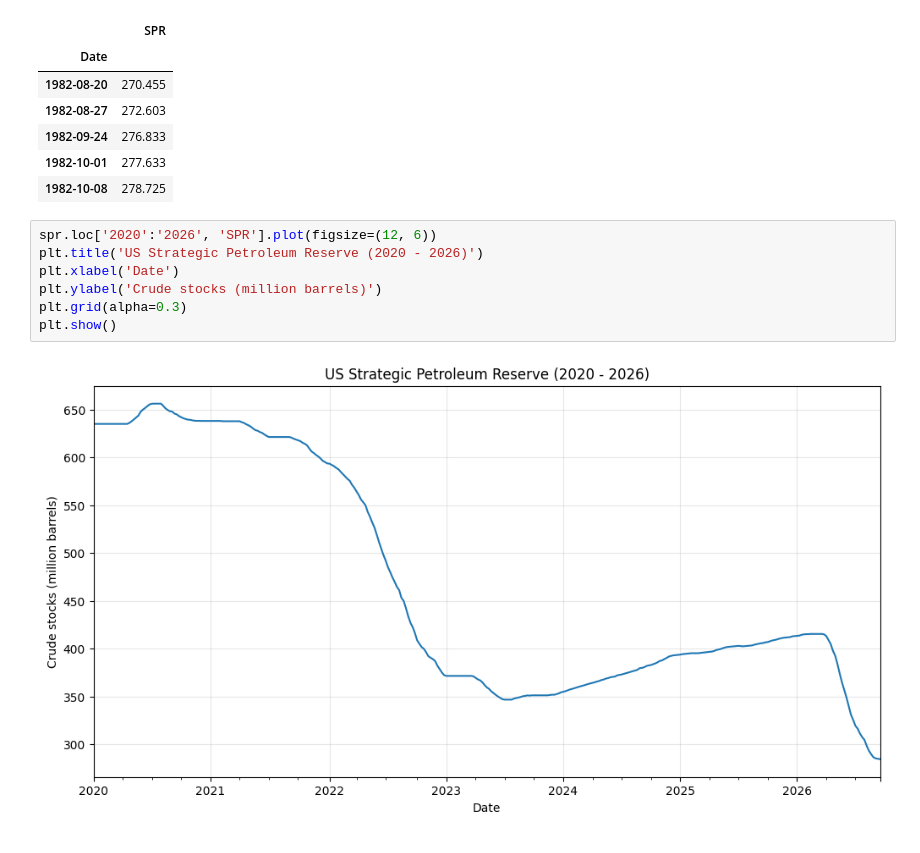
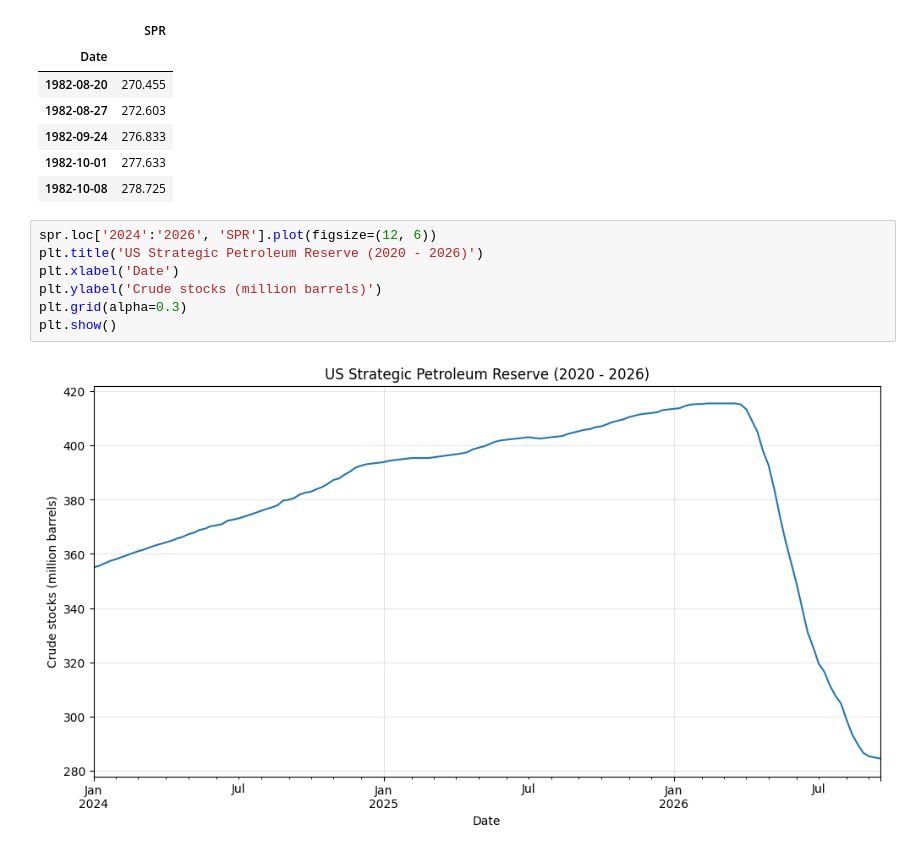
Before and after one commit to ellenwang995/WTI_DEC2027, a Jupyter notebook: OilPrice2027.ipynb, the cells around one changed output. Drawn from its saved outputs; the diff is of its cells as text.

```diff
--- a/OilPrice2027.ipynb
+++ b/OilPrice2027.ipynb
@@ -257,11 +332,11 @@ Saving us-spr-weekly-history-2026-09-29.csv to us-spr-weekly-history-2026-09-29
 | 1982-10-01 | 277.633 |
 | 1982-10-08 | 278.725 |
 # %%
-spr.loc['2020':'2026', 'SPR'].plot(figsize=(12, 6))
+spr.loc['2024':'2026', 'SPR'].plot(figsize=(12, 6))
 plt.title('US Strategic Petroleum Reserve (2020 - 2026)')
 plt.xlabel('Date')
 plt.ylabel('Crude stocks (million barrels)')
 plt.grid(alpha=0.3)
 plt.show()
 # %% [output]
-[figure, old version]
+[figure, new version]
```
Also changed, not shown: parts of 2 cells of this notebook.
